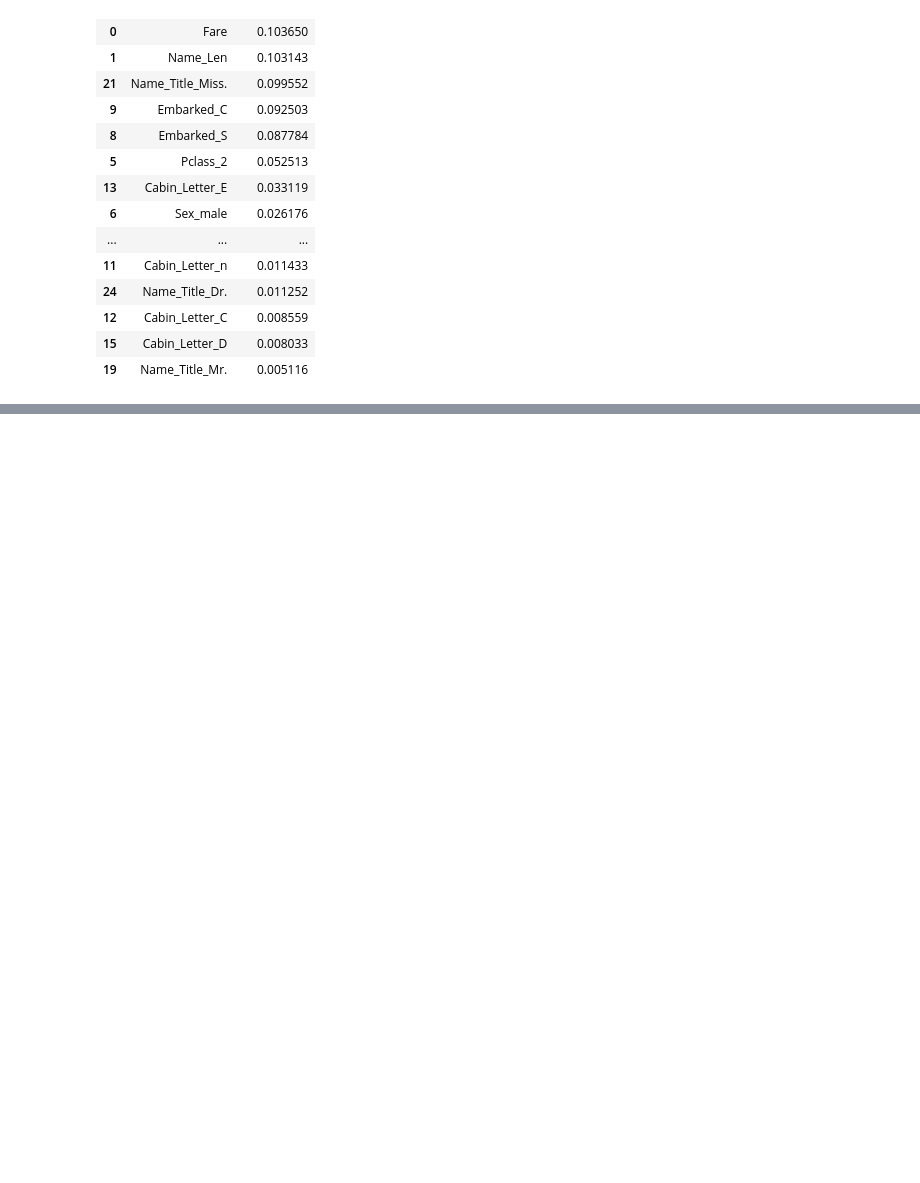
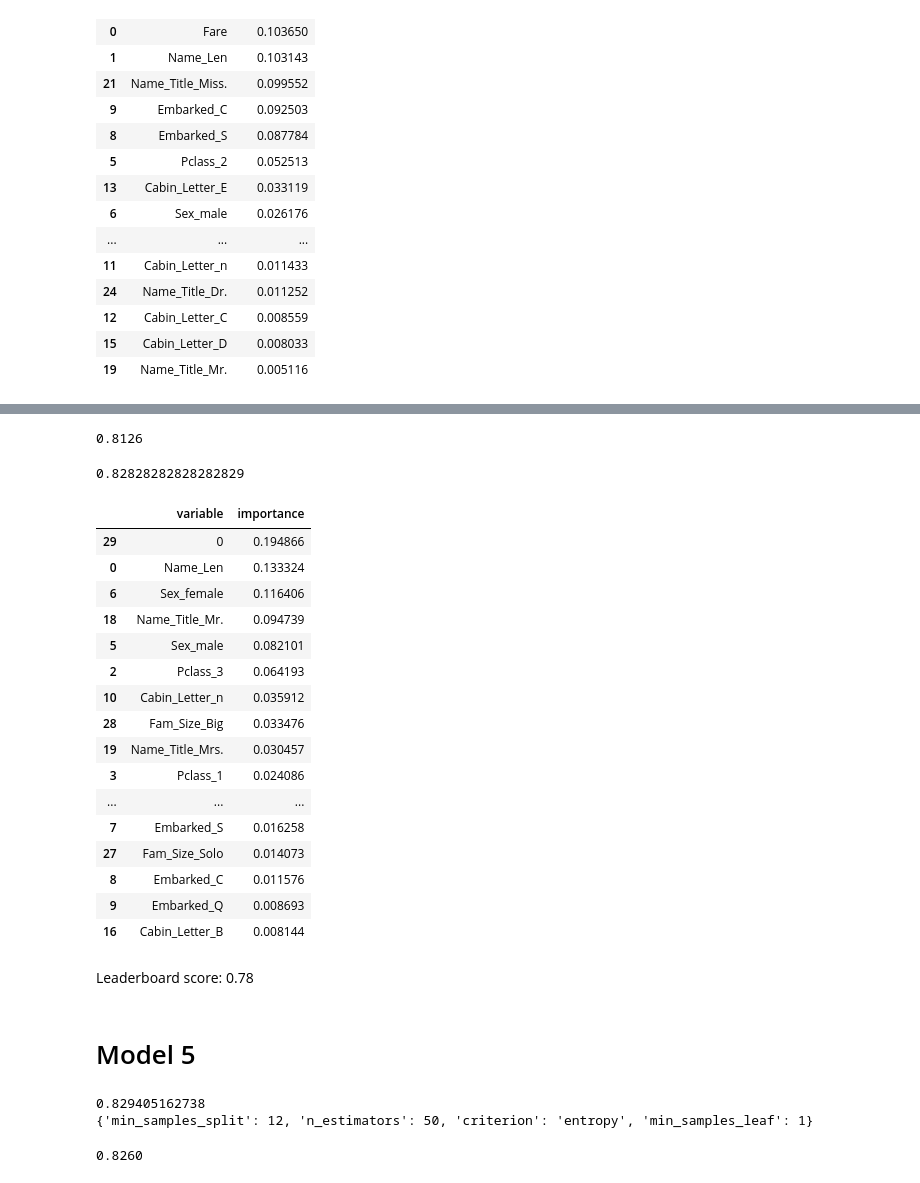
Before and after one commit to zlatankr/Projects, a Jupyter notebook: Titanic/model_RF.ipynb, the cells around one changed output, grey strips where cells are left out. Cells and saved outputs as stored; diff of their text form; code cells hidden in the pictures; blank space fills up the shorter version.

```diff
--- a/Titanic/model_RF.ipynb
+++ b/Titanic/model_RF.ipynb
@@ -309,0 +399,13 @@ predictions.to_csv(os.path.join('submission_files', 'y_test3.csv'), sep=",", ind
+# %%
+train = pd.read_csv(os.path.join('data', 'train.csv'))
+test = pd.read_csv(os.path.join('data', 'test.csv'))
+test['Fare'].fillna(train['Fare'].mean(), inplace = True)
+train, test = feature_process_helper.names(train, test)
+train, test = feature_process_helper.age_impute(train, test)
+train, test = feature_process_helper.cabin(train, test)
+train, test = feature_process_helper.embarked_impute(train, test)
+train, test = feature_process_helper.fam_size(train, test)
+train, test = feature_process_helper.dummies(train, test, columns = ['Pclass', 'Sex', 'Embarked',
+                                                                     'Cabin_Letter', 'Name_Title', 'Fam_Size'])
+train, test = feature_process_helper.drop(train, test)
+train, test = feature_process_helper.lda(train, test, train.iloc[:, 1], cols=['Age', 'Fare'])
@@ -309,0 +437,40 @@ predictions.to_csv(os.path.join('submission_files', 'y_test3.csv'), sep=",", ind
+# %%
+rf4 = RandomForestClassifier(criterion='entropy',
+                             n_estimators=50,
+                             min_samples_split=10,
+                             min_samples_leaf=1,
+                             max_features='auto',
+                             oob_score=True,
+                             random_state=1,
+                             n_jobs=-1)
+rf4.fit(train.iloc[:, 2:], train.iloc[:, 1])
+print "%.4f" % rf4.oob_score_
+# %% [output]
+0.8126
+# %%
+scores4 = cross_val_score(rf4, train.iloc[:, 2:], train.iloc[:, 1], n_jobs=-1)
+scores4.mean()
+# %% [output]
+0.82828282828282829
+# %%
+pd.concat((pd.DataFrame(train.iloc[:, 2:].columns, columns = ['variable']),
+           pd.DataFrame(rf4.feature_importances_, columns = ['importance'])),
+          axis = 1).sort_values(by='importance', ascending = False)[:20]
+# %% [output]
+|  | variable | importance |
+| 29 | 0 | 0.194866 |
+| 0 | Name_Len | 0.133324 |
+| 6 | Sex_female | 0.116406 |
+| 18 | Name_Title_Mr. | 0.094739 |
+| 5 | Sex_male | 0.082101 |
+| 2 | Pclass_3 | 0.064193 |
+| 10 | Cabin_Letter_n | 0.035912 |
+| 28 | Fam_Size_Big | 0.033476 |
+| 19 | Name_Title_Mrs. | 0.030457 |
+| 3 | Pclass_1 | 0.024086 |
+| ... | ... | ... |
+| 7 | Embarked_S | 0.016258 |
+| 27 | Fam_Size_Solo | 0.014073 |
+| 8 | Embarked_C | 0.011576 |
+| 9 | Embarked_Q | 0.008693 |
+| 16 | Cabin_Letter_B | 0.008144 |
@@ -309,0 +482,4 @@ predictions.to_csv(os.path.join('submission_files', 'y_test3.csv'), sep=",", ind
+# %% [markdown]
+Leaderboard score: 0.78
+# %% [markdown]
+# Model 5
@@ -309,0 +517,20 @@ predictions.to_csv(os.path.join('submission_files', 'y_test3.csv'), sep=",", ind
+# %%
+print(gs.best_score_)
+print(gs.best_params_)
+#print(gs.cv_results_)
+# %% [output]
+0.829405162738
+{'min_samples_split': 12, 'n_estimators': 50, 'criterion': 'entropy', 'min_samples_leaf': 1}
+# %%
+rf5 = RandomForestClassifier(criterion='entropy',
+                             n_estimators=50,
+                             min_samples_split=12,
+                             min_samples_leaf=1,
+                             max_features='auto',
+                             oob_score=True,
+                             random_state=1,
+                             n_jobs=-1)
+rf5.fit(train.iloc[:, 2:], train.iloc[:, 1])
+print "%.4f" % rf5.oob_score_
+# %% [output]
+0.8260
```
Also changed, not shown: parts of 56 cells of this notebook, 12 other files.
